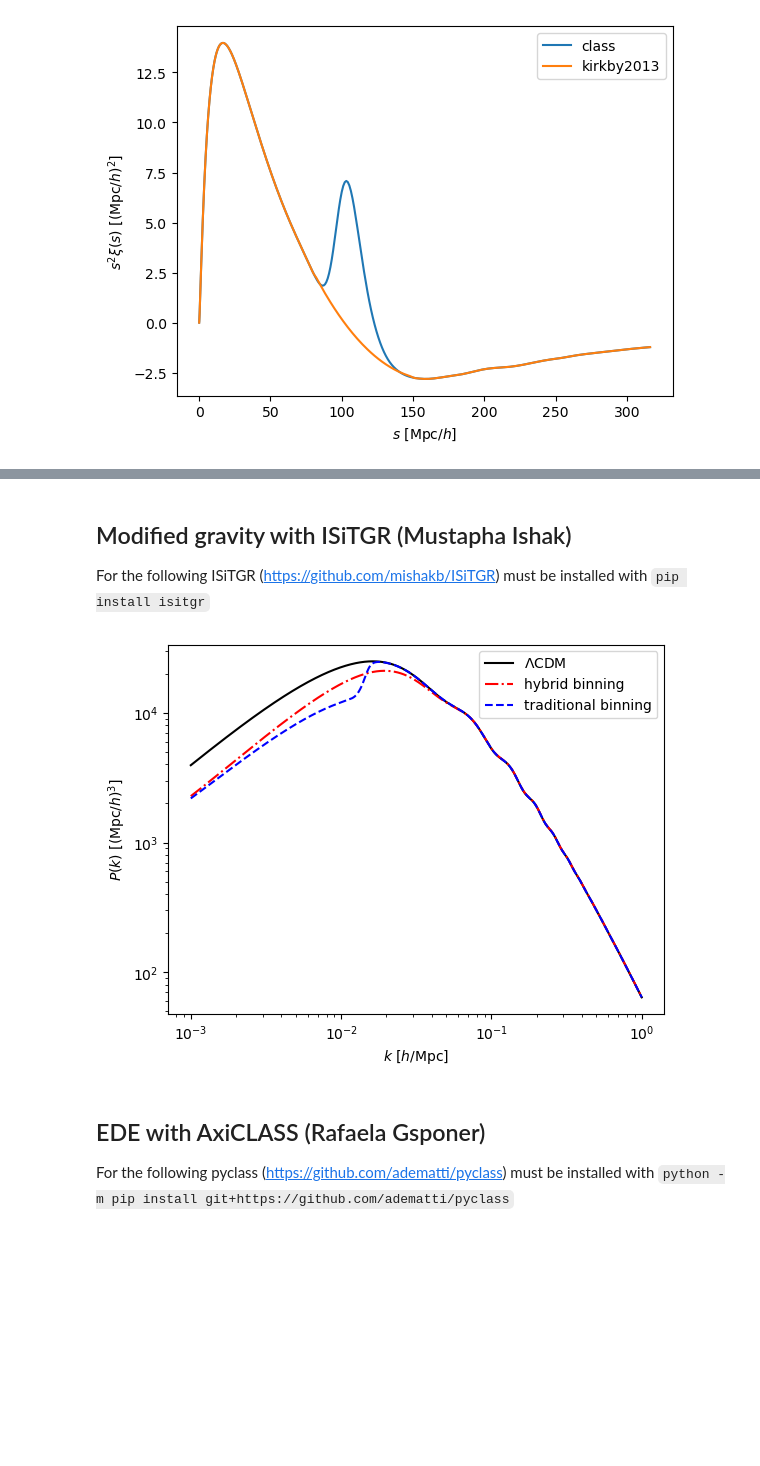
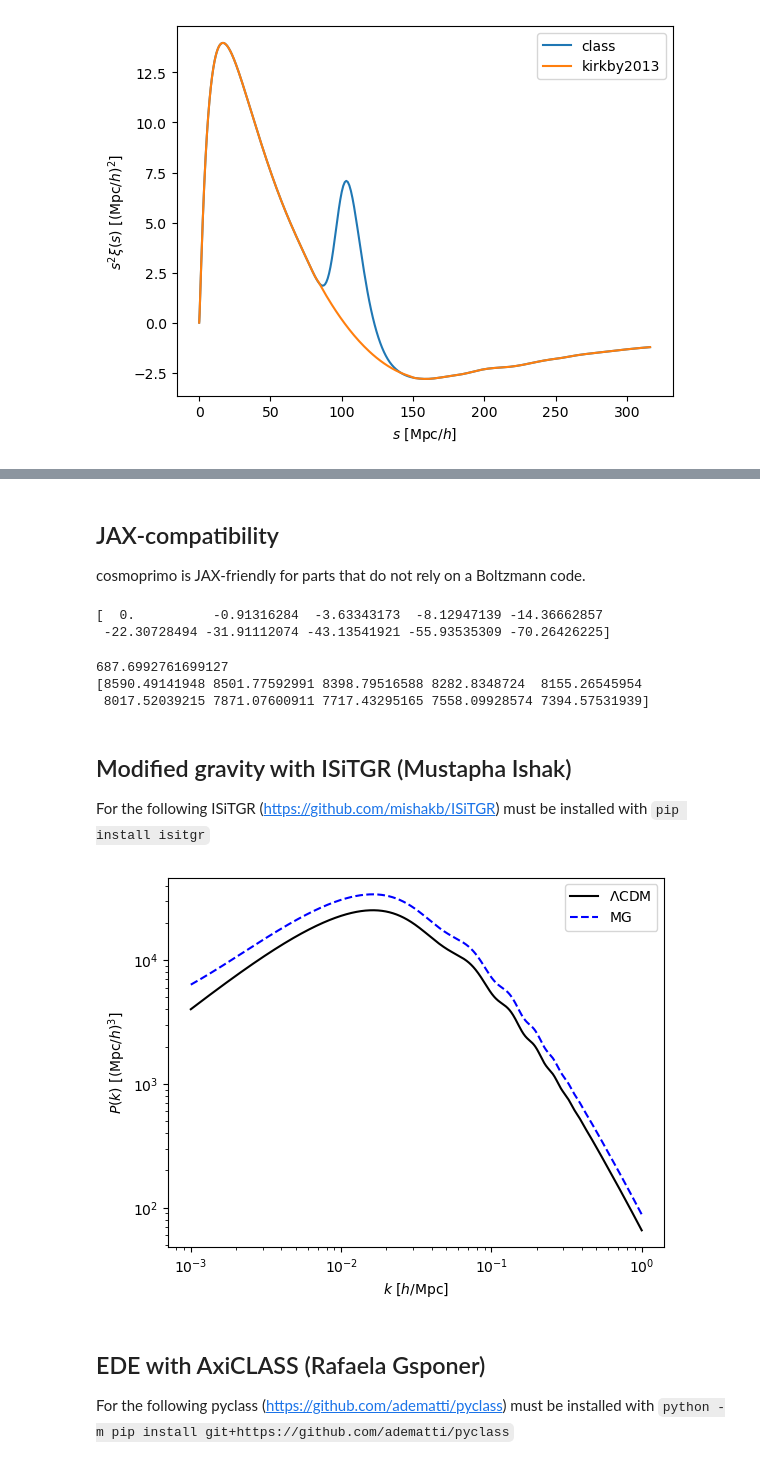
Before and after one commit to cosmodesi/cosmoprimo, a Jupyter notebook: nb/examples.ipynb, the cells around one changed output, grey strips where cells are left out. Drawn from its saved outputs; the diff is of its cells as text; code cells hidden in the pictures; blank space fills up the shorter version.

````diff
--- a/nb/examples.ipynb
+++ b/nb/examples.ipynb
@@ -325,29 +339,66 @@ plt.show()
+# %% [markdown]
+## JAX-compatibility
+cosmoprimo is JAX-friendly for parts that do not rely on a Boltzmann code.
+# %%
+try:
+    import jax
+    from jax import numpy as jnp
+    run_jax = True
+except ImportError:
+    run_jax = False
+
+if run_jax:
+    from cosmoprimo.fiducial import DESI
+
+    z = jnp.linspace(0., 2., 100)
+
+    def test(params):
+        cosmo = DESI(**params, engine='bbks')
+        return cosmo.comoving_radial_distance(z)
+
+    # We take the gradient, and jit
+    test_jit = jax.jit(jax.jacfwd(test))
+    print(test_jit(dict(Omega_m=0.3))['Omega_m'][:10])
+
+    # Also handles interpolators
+    def test(params):
+        cosmo = DESI(**params, engine='eisenstein_hu')
+        return cosmo.get_fourier().pk_interpolator()
+
+    # We jit
+    test_jit = jax.jit(test)
+    print(test_jit(dict(Omega_m=0.3))(0.2, z=1.))
+
+    # Let's take the gradient
+    test_jit = jax.jit(jax.jacfwd(lambda params: test(params)(jnp.linspace(0.1, 0.2, 100), z=1.)))
+    print(test_jit(dict(Omega_m=0.3))['Omega_m'][:10])
+# %% [output]
+[  0.          -0.91316284  -3.63343173  -8.12947139 -14.36662857
+ -22.30728494 -31.91112074 -43.13541921 -55.93535309 -70.26426225]
+687.6992761699127
+[8590.49141948 8501.77592991 8398.79516588 8282.8348724  8155.26545954
+ 8017.52039215 7871.07600911 7717.43295165 7558.09928574 7394.57531939]
 # %% [markdown]
 ## Modified gravity with ISiTGR (Mustapha Ishak)
 For the following ISiTGR (https://github.com/mishakb/ISiTGR) must be installed with ```pip install isitgr```
 # %%
-cosmo = Cosmology(engine='isitgr')
-cosmo_hybrid = cosmo.clone(parameterization='QD', binning='hybrid', z_div=1, z_TGR=2, z_tw=0.05,
-                           k_c=0.01, Q1=1.5, Q2=0.5, Q3=1.5, Q4=0.5, D1=1, D2=1, D3=1, D4=1)
-cosmo_trad = cosmo.clone(parameterization='QD', binning='traditional', z_div=1, z_TGR=2, z_tw=0.05,
-                         k_c=0.01, Q1=1.5, Q2=0.5, Q3=1.5, Q4=0.5, D1=1, D2=1, D3=1, D4=1, k_tw=0.001)
+cosmo = Cosmology(logA=3., engine='isitgr')
+cosmo_mg = cosmo.clone(MG_parameterization='muSigma', mu0=1.2)
 
 z = 0.
 k = np.logspace(-3., 0., 1000)
 pk = cosmo.get_fourier().pk_interpolator().to_1d(z=z)
-pk_trad = cosmo_trad.get_fourier().pk_interpolator().to_1d(z=z)
-pk_hybrid = cosmo_hybrid.get_fourier().pk_interpolator().to_1d(z=z)
+pk_mg = cosmo_mg.get_fourier().pk_interpolator().to_1d(z=z)
 
 
 plt.loglog(k, pk(k), color='k', label='$\Lambda\mathrm{CDM}$')
-plt.loglog(k, pk_hybrid(k), color='r', linestyle='-.', label='hybrid binning')
-plt.loglog(k, pk_trad(k), color='b', linestyle='--',label='traditional binning')
+plt.loglog(k, pk_mg(k), color='b', linestyle='--', label='MG')
 plt.legend()
 plt.xlabel(r'$k$ [$h/\mathrm{Mpc}$]')
 plt.ylabel(r'$P(k)$ [$(\mathrm{Mpc}/h)^{3}$]')
 plt.show()
 # %% [output]
-[figure, old version]
+[figure, new version]
 # %% [markdown]
 ## EDE with AxiCLASS (Rafaela Gsponer)
 For the following pyclass (https://github.com/adematti/pyclass) must be installed with ```python -m pip install git+https://github.com/adematti/pyclass```
````
Also changed, not shown: parts of 13 cells of this notebook, 19 other files.
